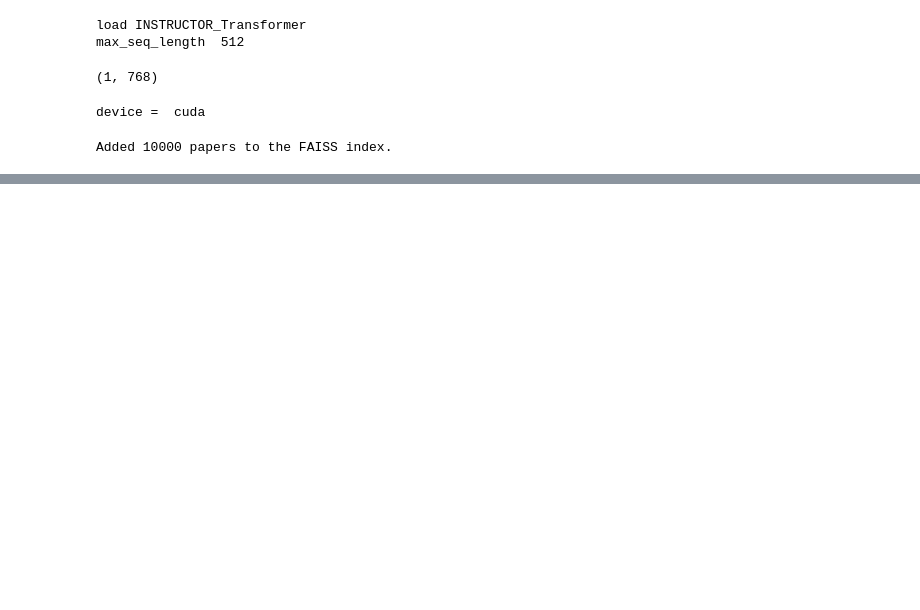
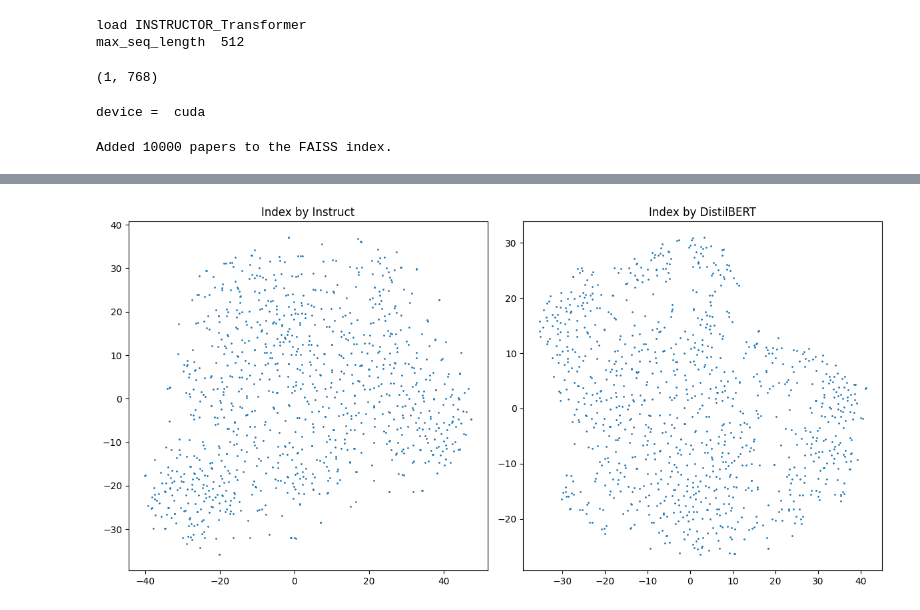
Before and after one commit to yuxi-liu-wired/ai-experiments, a Jupyter notebook: faiss/faiss.ipynb, the cells around one changed output, grey strips where cells are left out. Drawn from its saved outputs; the diff is of its cells as text; code cells hidden in the pictures; blank space fills up the shorter version.

```diff
--- a/faiss/faiss.ipynb
+++ b/faiss/faiss.ipynb
@@ -73,19 +75,19 @@ device = torch.device("cuda" if torch.cuda.is_available() else "cpu")
 
 # DistilBERT setup
 tokenizer = DistilBertTokenizer.from_pretrained('distilbert-base-uncased')
-model = DistilBertModel.from_pretrained('distilbert-base-uncased')
-model = model.to(device)  # Move the model to the GPU
+model_bert = DistilBertModel.from_pretrained('distilbert-base-uncased')
+model_bert = model_bert.to(device)  # Move the model to the GPU
 
 # vectorize text batches
 def vectorize_texts(texts):
     inputs = tokenizer(texts, return_tensors='pt', truncation=True, padding=True, max_length=512)
     inputs = {name: tensor.to(device) for name, tensor in inputs.items()}  # Move the inputs to the GPU
-    outputs = model(**inputs)
+    outputs = model_bert(**inputs)
     return outputs.last_hidden_state.mean(dim=1).cpu().detach().numpy()  # Move the result back to the CPU
 
 # FAISS index setup
 dimension = 768  # DistilBERT output dimension
-index = faiss.IndexFlatL2(dimension)
+index_bert = faiss.IndexFlatL2(dimension)
 
 # Extract and vectorize data
 db_filename = 'arxiv-metadata-10000.json'
@@ -104,7 +106,7 @@ with open(db_filename, 'r') as f:
         vectors = vectorize_texts(texts)
 
         # Add the vectors to the FAISS index
-        index.add(np.array(vectors).astype('float32'))
+        index_bert.add(np.array(vectors).astype('float32'))
 
 print(f"Added {num_lines} papers to the FAISS index.")
 # %% [output]
@@ -155,7 +168,7 @@ In short, `Instructor-base` is a language model that turns text into vectors, li
 There are three models: `base`, `large`, `xl` (extra-large). We use the `base` model for experimenting as it is the fastest.
 # %%
 from InstructorEmbedding import INSTRUCTOR
-model = INSTRUCTOR('hkunlp/instructor-base')
+model_ins = INSTRUCTOR('hkunlp/instructor-base')
 # %% [output]
 load INSTRUCTOR_Transformer
 max_seq_length  512
@@ -218,0 +266,34 @@ Added 10000 papers to the FAISS index.
+# %%
+from sklearn.manifold import TSNE
+import matplotlib.pyplot as plt
+
+def run_tsne(index, ax):
+    # Retrieve the vectors from the FAISS index
+    num_vectors = 1000  # assuming you have at least 1000 vectors in your index
+    vecs = index.reconstruct_n(0, num_vectors)
+
+    # Run t-SNE
+    tsne = TSNE(n_components=2, random_state=0)
+    vecs_2d = tsne.fit_transform(vecs)
+
+    # Plot the results
+    ax.scatter(vecs_2d[:, 0], vecs_2d[:, 1], s=1)
+
+# Create a figure with two subplots
+fig, (ax1, ax2) = plt.subplots(1, 2, figsize=(12, 6))
+
+# Run t-SNE for index_ins
+run_tsne(index_ins, ax1)
+ax1.set_title('Index by Instruct')
+
+# Run t-SNE for index_bert
+run_tsne(index_bert, ax2)
+ax2.set_title('Index by DistilBERT')
+
+# Adjust spacing between subplots
+plt.tight_layout()
+
+# Display the figure
+plt.show()
+# %% [output]
+[figure, added]
```
Also changed, not shown: parts of 8 cells of this notebook, 1 other file.
